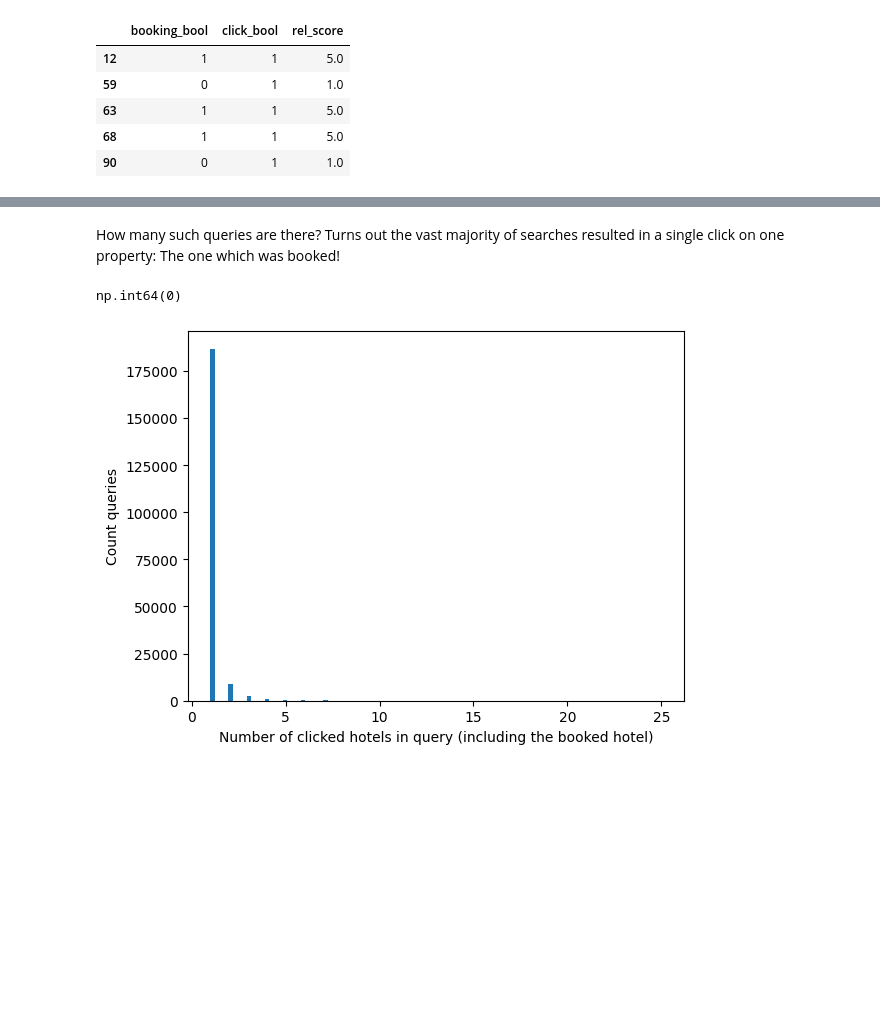
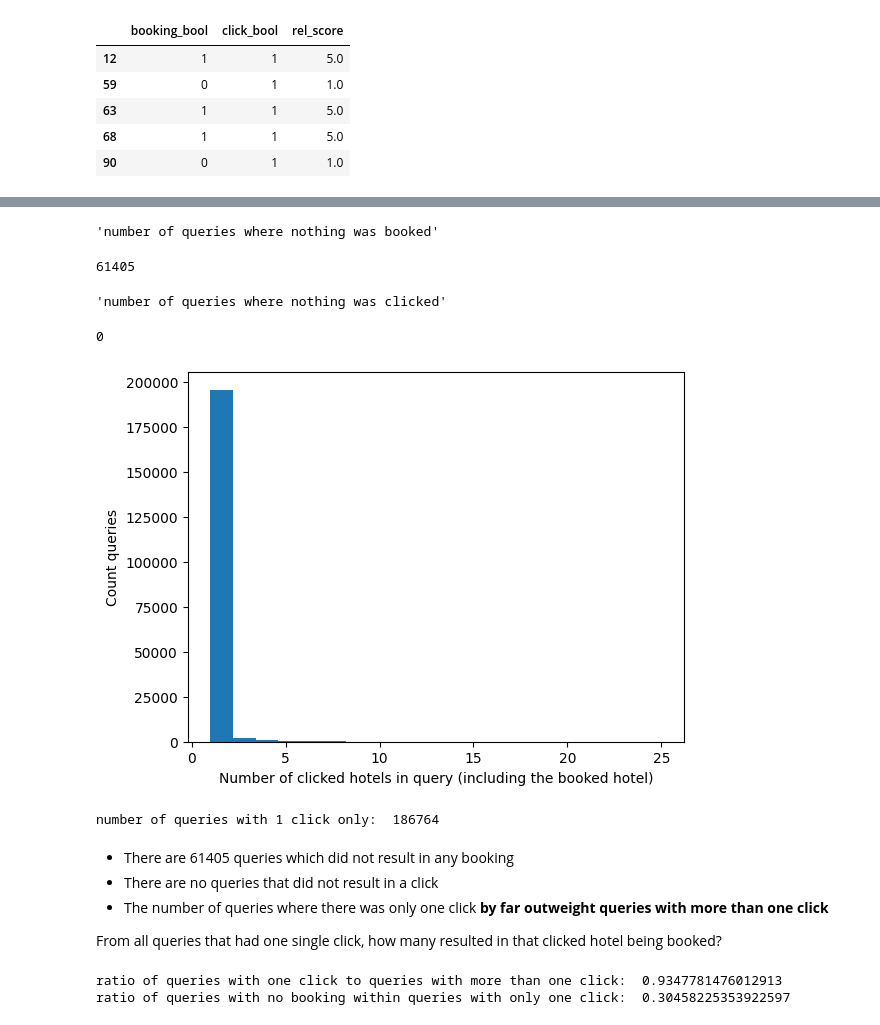
Before and after one commit to L42-AI/dmt-2, a Jupyter notebook: src/notebooks/eda.ipynb, the cells around one changed output, grey strips where cells are left out. Saved outputs shown, nothing was run; the diff lists cells and outputs as text; code cells hidden in the pictures; blank space fills up the shorter version.

```diff
--- a/src/notebooks/eda.ipynb
+++ b/src/notebooks/eda.ipynb
@@ -202,18 +223,41 @@ display(train_set.loc[which_clicked].query('srch_id == 4'))
-# %% [markdown]
-How many such queries are there? Turns out the vast majority of searches resulted in a single click on one property: The one which was booked!
 # %%
 # Every query has 1 booked property!
-booked_counts = train_set.loc[which_booked].groupby('srch_id').size()
-display((booked_counts != 1).sum())
+display('number of queries where nothing was booked', train_set.groupby('srch_id').max().query('booking_bool == 0').shape[0])
+display('number of queries where nothing was clicked',train_set.groupby('srch_id').max().query('click_bool == 0').shape[0])
 # %% [output]
-np.int64(0)
+'number of queries where nothing was booked'
+61405
+'number of queries where nothing was clicked'
+0
 # %%
 # Plot the number of clicked hotels for all queries
 clicked_counts = train_set.loc[which_clicked].groupby('srch_id').size()
-plt.hist(clicked_counts, bins = 100)
+plt.hist(clicked_counts, bins = 20)
 plt.xlabel('Number of clicked hotels in query (including the booked hotel)')
 plt.ylabel('Count queries')
 plt.show()
+single_click_query_count = (clicked_counts == 1).sum()
+print('number of queries with 1 click only: ', single_click_query_count)
 # %% [output]
-[figure, old version]
+[figure, new version]
+number of queries with 1 click only:  186764
+# %% [markdown]
+
+- There are 61405 queries which did not result in any booking
+- There are no queries that did not result in a click
+- The number of queries where there was only one click **by far outweight queries with more than one click**
+
+From all queries that had one single click, how many resulted in that clicked hotel being booked?
+# %%
+train_set_no_datetime = train_set.drop(columns=['date_time'])
+queries_one_click_no_book = train_set_no_datetime.groupby('srch_id').sum().query('click_bool == 1 & booking_bool == 0')
+queries_one_click = train_set_no_datetime.groupby('srch_id').sum().query('click_bool == 1')
+
+print('ratio of queries with one click to queries with more than one click: ',
+      single_click_query_count / query_count_train)
+print('ratio of queries with no booking within queries with only one click: ',
+      queries_one_click_no_book.shape[0] / queries_one_click.shape[0])
+# %% [output]
+ratio of queries with one click to queries with more than one click:  0.9347781476012913
+ratio of queries with no booking within queries with only one click:  0.30458225353922597
 # %% [markdown]
```
Also changed, not shown: parts of 13 cells of this notebook, 1 other file.
